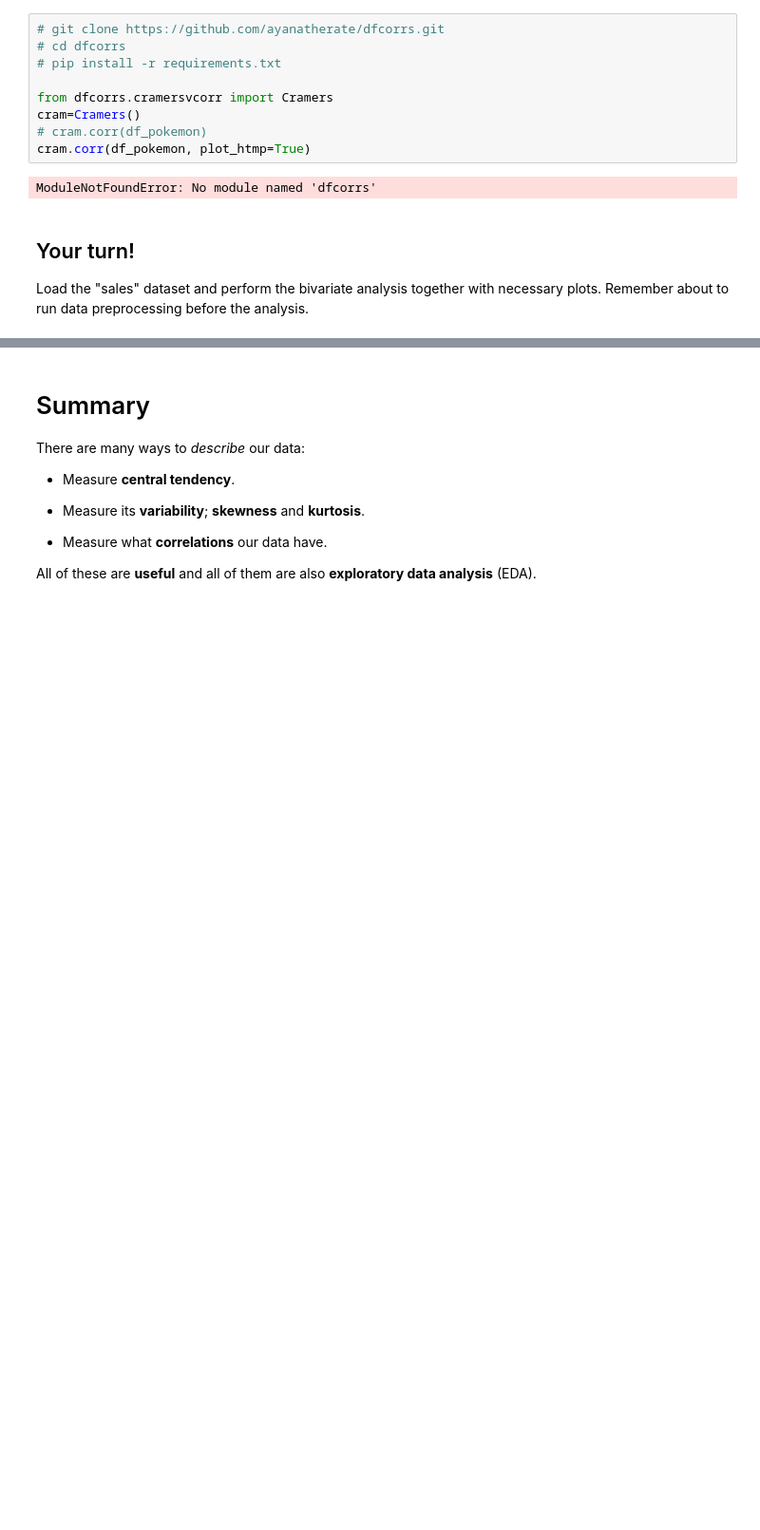
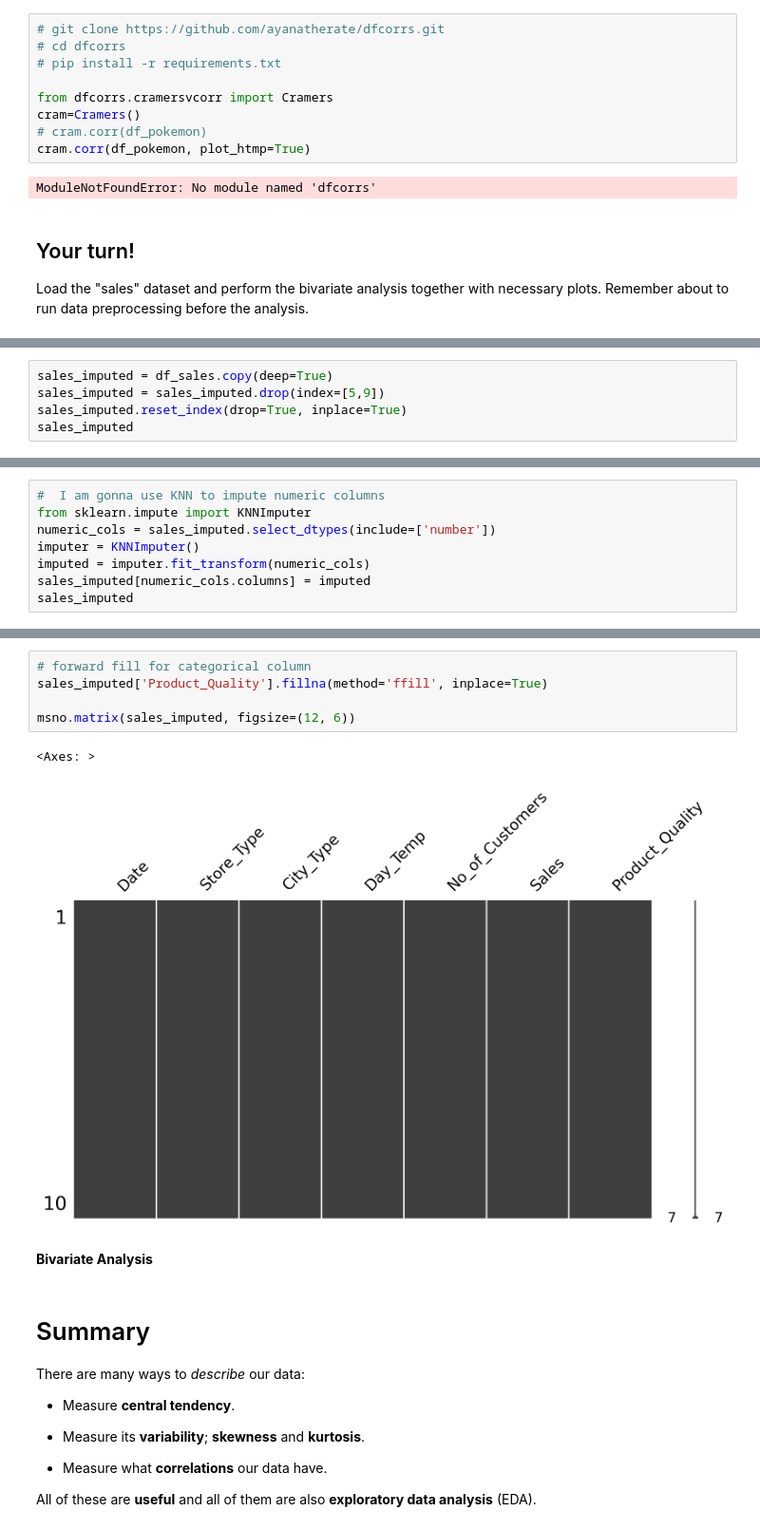
Before and after one commit to bartek00000/descripitve_stat, a Jupyter notebook: Exercise9.ipynb, the cells around one changed output, grey strips where cells are left out. Shown at 95% size. Saved outputs shown, nothing was run; the diff lists cells and outputs as text; blank space fills up the shorter version.

```diff
--- a/Exercise9.ipynb
+++ b/Exercise9.ipynb
@@ -577,0 +609,5 @@ df_sales.head(5)
+# %%
+sales_imputed = df_sales.copy(deep=True)
+sales_imputed = sales_imputed.drop(index=[5,9])
+sales_imputed.reset_index(drop=True, inplace=True)
+sales_imputed
@@ -577,0 +626,8 @@ df_sales.head(5)
+# %%
+#  I am gonna use KNN to impute numeric columns
+from sklearn.impute import KNNImputer
+numeric_cols = sales_imputed.select_dtypes(include=['number'])
+imputer = KNNImputer()
+imputed = imputer.fit_transform(numeric_cols)
+sales_imputed[numeric_cols.columns] = imputed
+sales_imputed
@@ -578,3 +646,13 @@ df_sales.head(5)
+# %%
+# forward fill for categorical column
+sales_imputed['Product_Quality'].fillna(method='ffill', inplace=True)
+
+msno.matrix(sales_imputed, figsize=(12, 6))
+# %% [output]
+<Axes: >
+[figure, added]
+# %% [markdown]
+<b>Bivariate Analysis</b>
 # %% [markdown]
 # Summary
 
```
Also changed, not shown: parts of 12 cells of this notebook, 1 other file.
